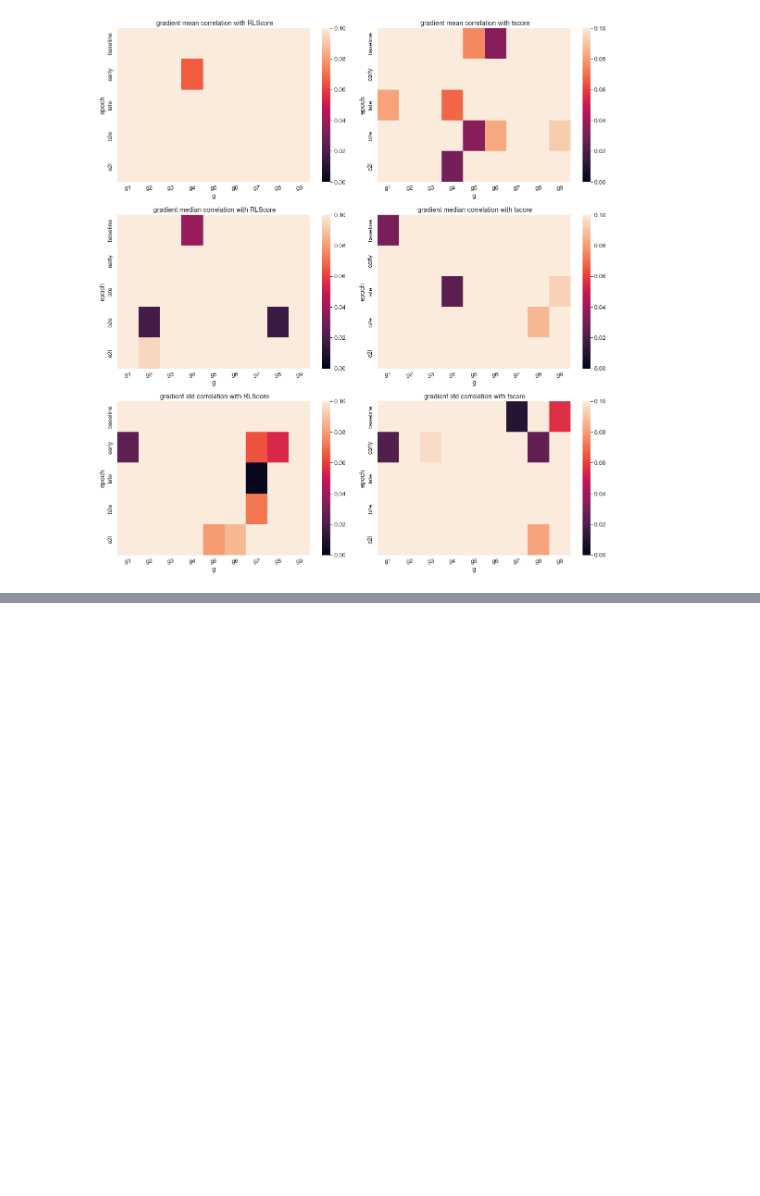
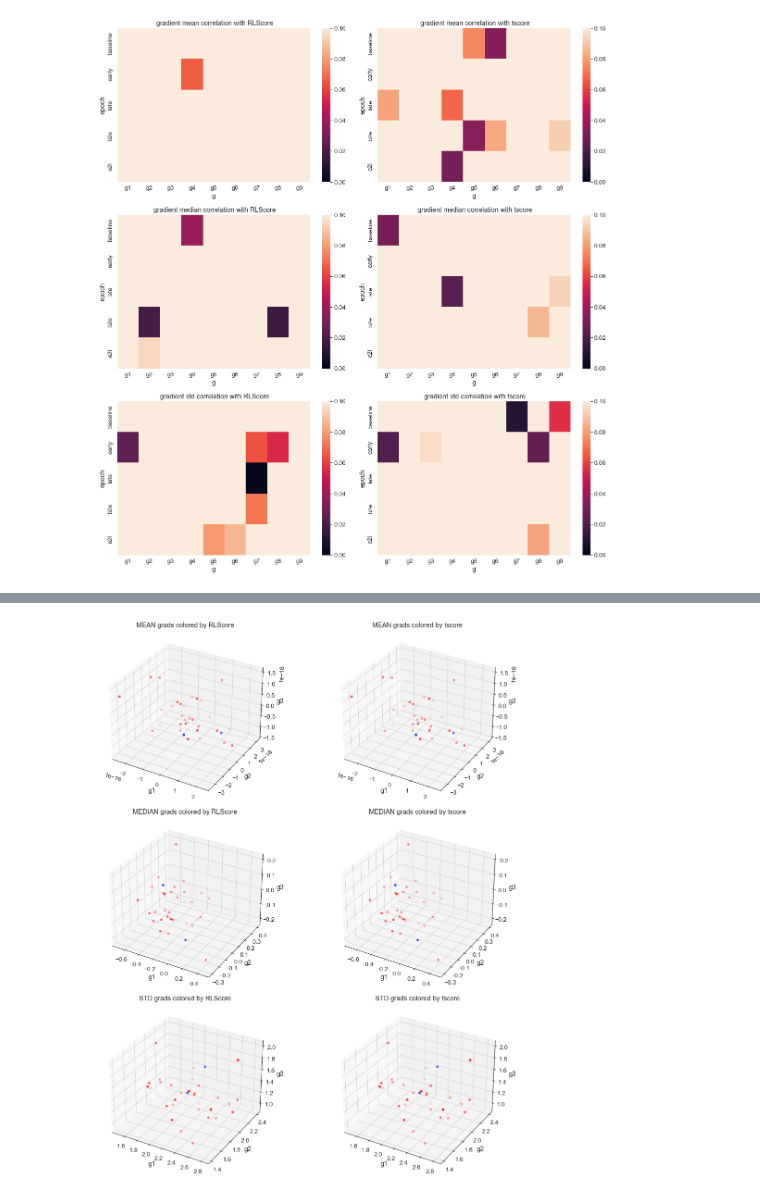
Before and after one commit to qniksefat/gradient-notebooks, a Jupyter notebook: large-manifold-nbs/behaviour_on_manifold.ipynb, the cells around one changed output, grey strips where cells are left out. Saved outputs shown, nothing was run; the diff lists cells and outputs as text; code cells hidden in the pictures; blank space fills up the shorter version.

```diff
--- a/large-manifold-nbs/behaviour_on_manifold.ipynb
+++ b/large-manifold-nbs/behaviour_on_manifold.ipynb
@@ -98,7 +111,7 @@ seaborn.set_context('paper', font_scale=1.5)
 # %%
 ax = seaborn.heatmap(dfg.groupby('subject').mean(),
                 cmap='bwr', center=0)
-ax.set_title("mean. seems like just noise")
+ax.set_title("mean")
 for i in range(1, 10):  ax.axvline(i * 5, color='red', linewidth=1)
 # %% [output]
 [figure]
@@ -175,0 +197,22 @@ plt.show()
+# %%
+epoch = 'baseline'
+
+fig, axes = plt.subplots(3,2, figsize=(16, 17), subplot_kw={'projection': '3d'})
+
+for i, ax in enumerate(axes.flatten()):
+    agg_func = 'mean' if i < 2 else 'median' if i < 4 else 'std'
+    metric = 'RLScore' if i%2 == 0 else 'tscore'
+
+    data = dfg.groupby(level='subject').agg(agg_func).xs(epoch, axis=1, level='epoch').join(metrics)
+
+    ax.scatter(data['g1'], data['g2'], data['g3'], c=data['tscore'], cmap='bwr')
+    ax.set_xlabel('g1')
+    ax.set_ylabel('g2')
+    ax.set_zlabel('g3')
+
+    ax.set_title(agg_func.upper() + ' grads colored by ' + metric)
+
+plt.tight_layout()
+plt.show()
+# %% [output]
+[figure, added]
```
Also changed, not shown: parts of 13 cells of this notebook.
